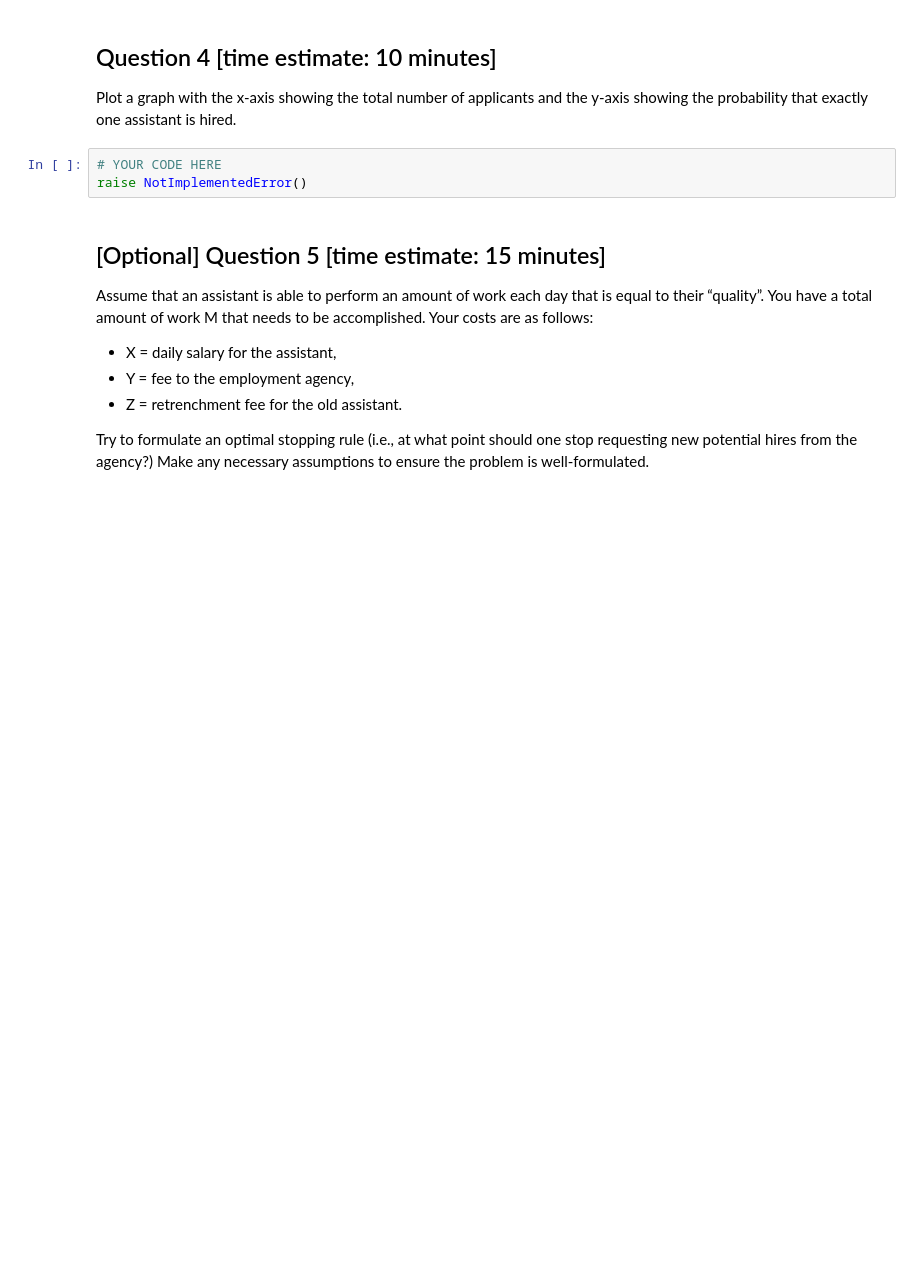
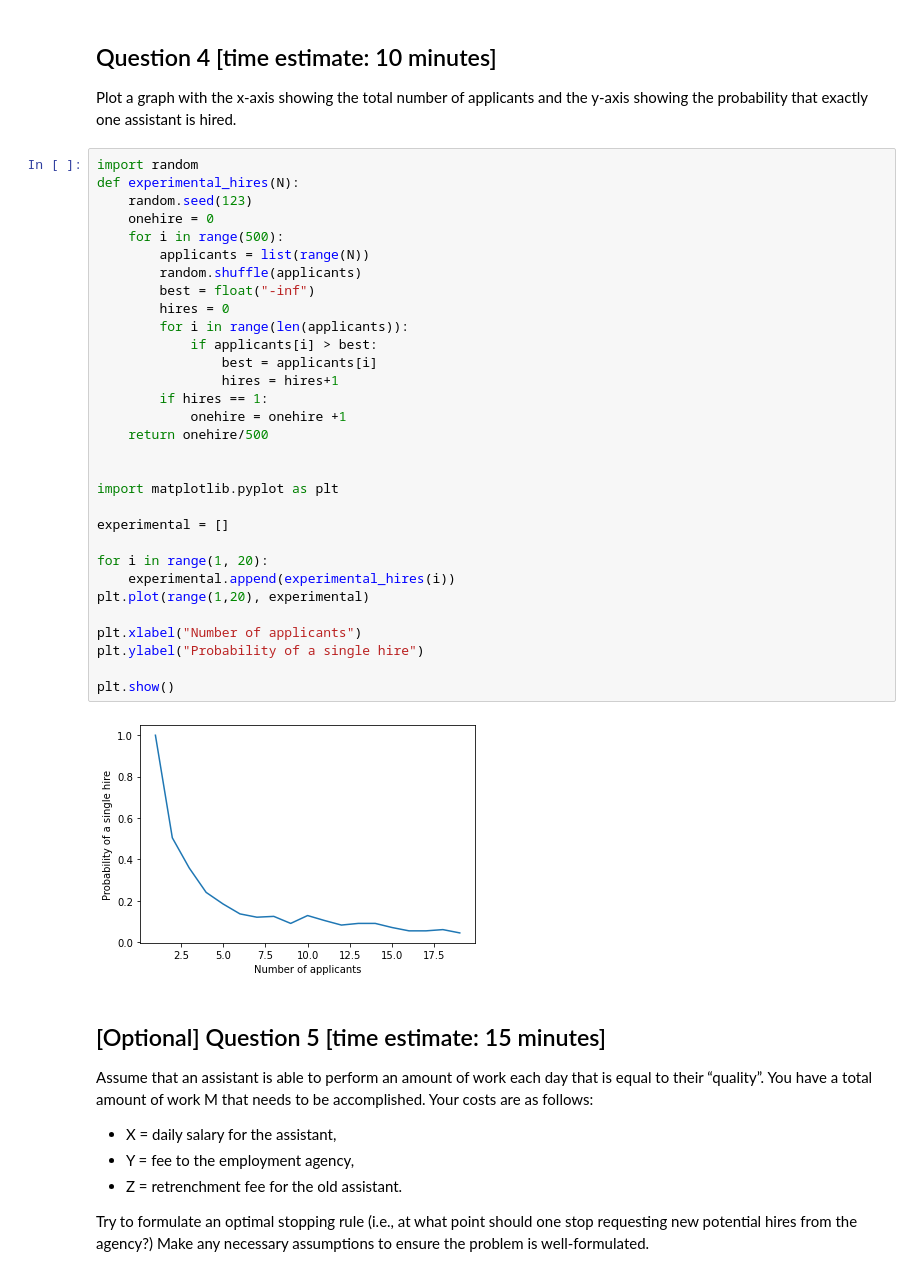
Before and after one commit to eisha99/CS110, a Jupyter notebook: CS110 PCW - The hiring problem and random variable.ipynb, the cells around one changed output. Saved outputs shown, nothing was run; the diff lists cells and outputs as text; blank space fills up the shorter version.

```diff
--- a/CS110 PCW - The hiring problem and random variable.ipynb
+++ b/CS110 PCW - The hiring problem and random variable.ipynb
@@ -94,9 +146,39 @@ raise NotImplementedError()
 ## Question 4 [time estimate: 10 minutes]
 
 Plot a graph with the x-axis showing the total number of applicants and the y-axis showing the probability that exactly one assistant is hired.
-# %%
-# YOUR CODE HERE
-raise NotImplementedError()
+# %%
+import random
+def experimental_hires(N):
+    random.seed(123)
+    onehire = 0
+    for i in range(500):
+        applicants = list(range(N))
+        random.shuffle(applicants)
+        best = float("-inf")
+        hires = 0
+        for i in range(len(applicants)):
+            if applicants[i] > best:
+                best = applicants[i]
+                hires = hires+1
+        if hires == 1:
+            onehire = onehire +1
+    return onehire/500
+
+
+import matplotlib.pyplot as plt
+
+experimental = []
+
+for i in range(1, 20):
+    experimental.append(experimental_hires(i))
+plt.plot(range(1,20), experimental)
+
+plt.xlabel("Number of applicants")
+plt.ylabel("Probability of a single hire")
+
+plt.show()
+# %% [output]
+[figure, added]
 # %% [markdown]
 ## [Optional] Question 5 [time estimate: 15 minutes]
 Assume that an assistant is able to perform an amount of work each day that is equal to their “quality”. You have a total amount of work M that needs to be accomplished. Your costs are as follows:
```
Also changed, not shown: parts of 16 cells of this notebook.
